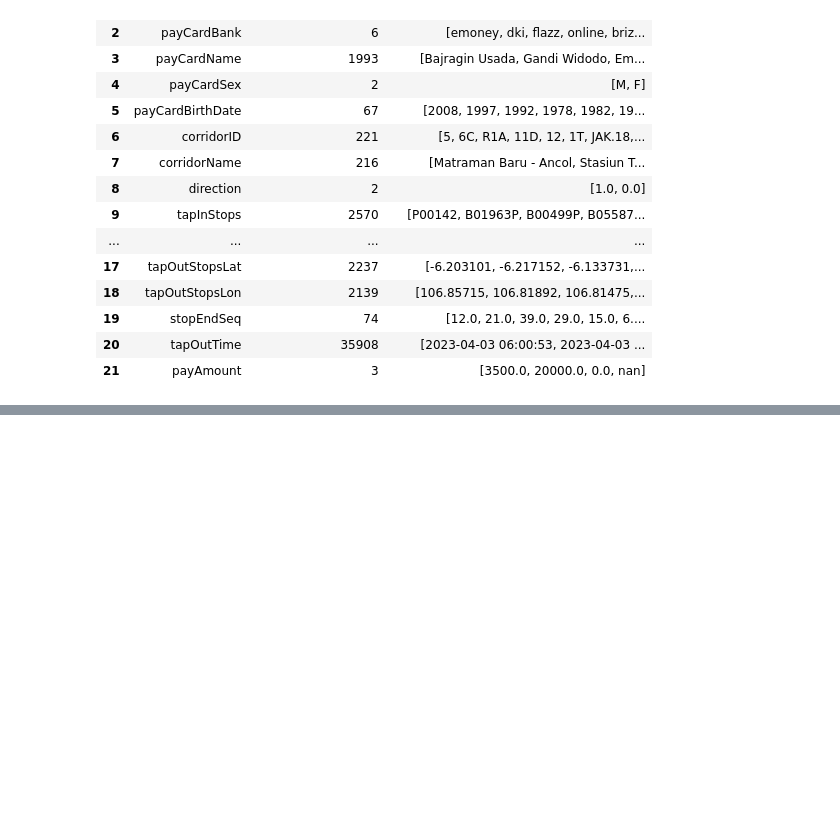
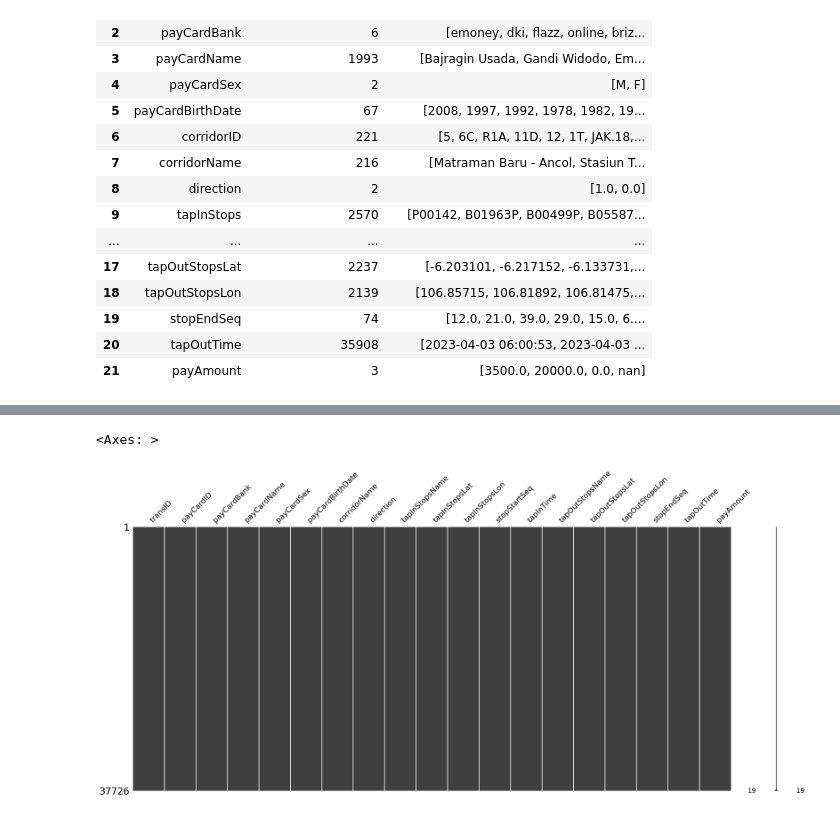
Before and after one commit to bonifasiusx/capstone-data-analysis, a Jupyter notebook: data_understanding_and_data_wrangling.ipynb, the cells around one changed output, grey strips where cells are left out. Saved outputs shown, nothing was run; the diff lists cells and outputs as text; code cells hidden in the pictures; blank space fills up the shorter version.

```diff
--- a/data_understanding_and_data_wrangling.ipynb
+++ b/data_understanding_and_data_wrangling.ipynb
@@ -256,0 +456,4 @@ tj_raw[tj_raw['tapInStopsName'].str.contains('[nN][a-zA-Z][nN]', regex=True)].sa
+# %%
+df = df_tj.drop(columns=['corridorID','tapInStops','tapOutStops'])
+
+df.info()
@@ -256,0 +480,6 @@ tj_raw[tj_raw['tapInStopsName'].str.contains('[nN][a-zA-Z][nN]', regex=True)].sa
+# %%
+# Casting tipe data
+df['tapInTime'] = pd.to_datetime(df['tapInTime'], format='%Y-%m-%d %H:%M:%S')
+df['tapOutTime'] = pd.to_datetime(df['tapOutTime'], format='%Y-%m-%d %H:%M:%S')
+
+df[['tapInTime','tapOutTime']].dtypes
@@ -256,0 +495,2 @@ tj_raw[tj_raw['tapInStopsName'].str.contains('[nN][a-zA-Z][nN]', regex=True)].sa
+# %%
+df['tapOutTime'] = df['tapOutTime'].fillna(df['tapInTime'].apply(lambda x: x + pd.Timedelta(minutes=72)))
@@ -256,0 +519,4 @@ tj_raw[tj_raw['tapInStopsName'].str.contains('[nN][a-zA-Z][nN]', regex=True)].sa
+# %%
+df = df.dropna()
+
+df.info()
@@ -256,0 +541,5 @@ tj_raw[tj_raw['tapInStopsName'].str.contains('[nN][a-zA-Z][nN]', regex=True)].sa
+# %%
+msno.matrix(df)
+# %% [output]
+<Axes: >
+[figure, added]
```
Also changed, not shown: parts of 64 cells of this notebook, 3 other files.
